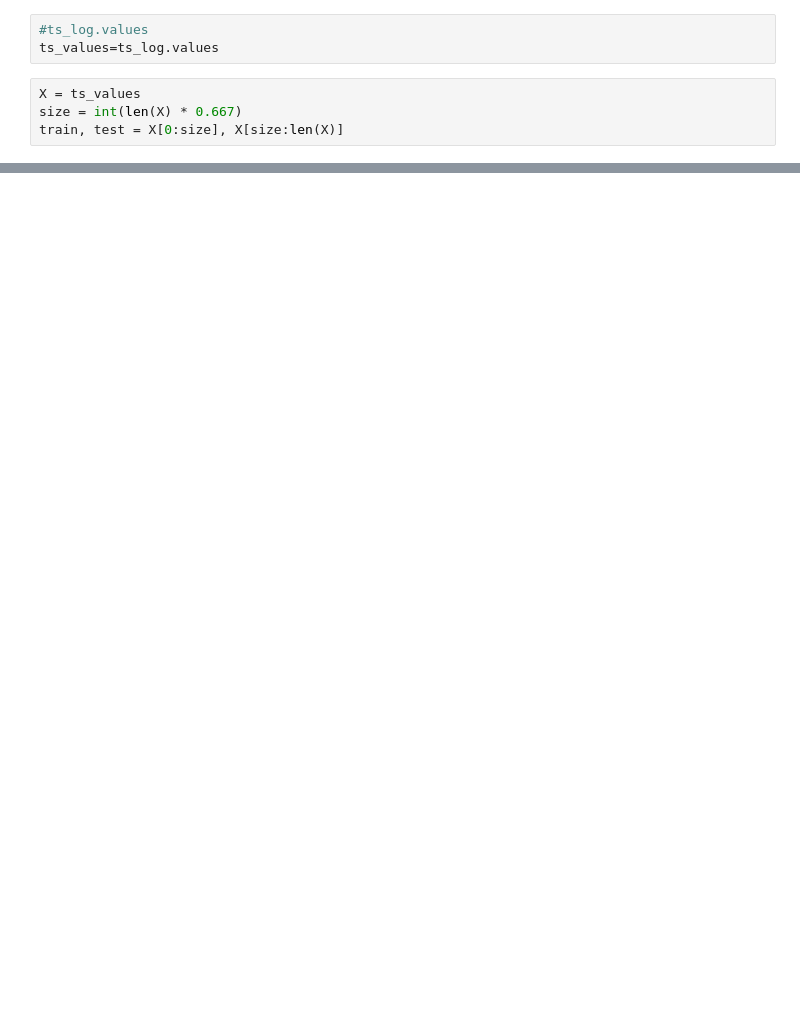
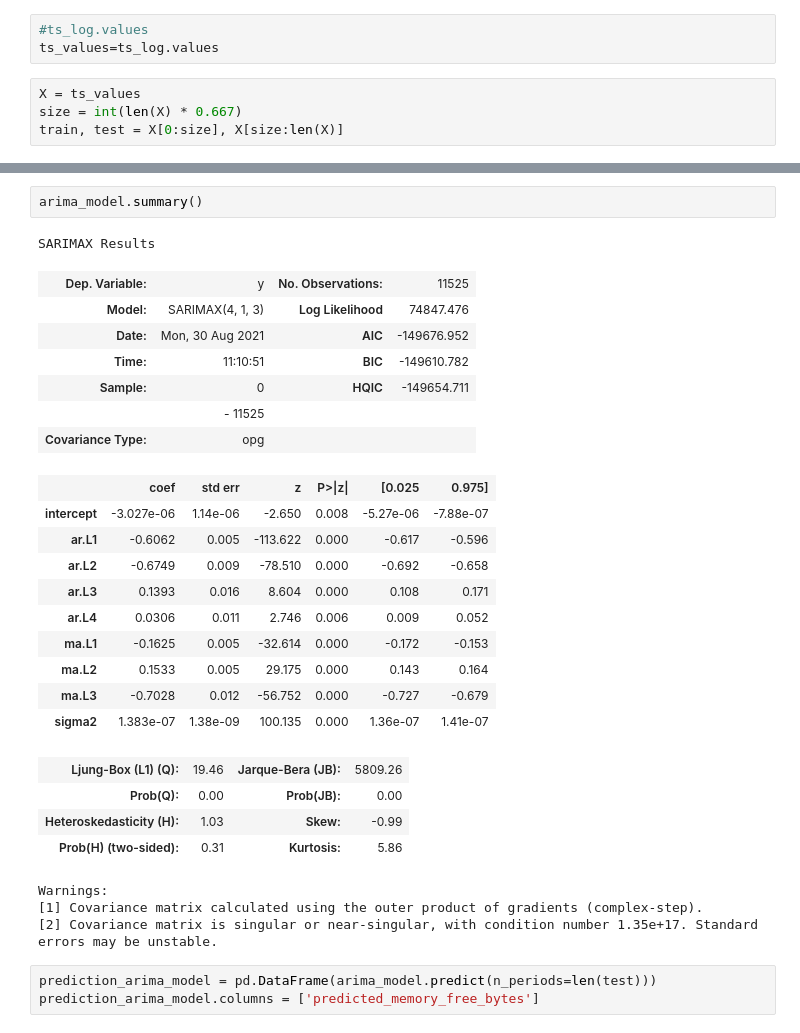
Before and after one commit to rohithmn01/prom_forecast, a Jupyter notebook: Auto_Arima.ipynb, the cells around one changed output, grey strips where cells are left out. Drawn from its saved outputs; the diff is of its cells as text; blank space fills up the shorter version.

```diff
--- a/Auto_Arima.ipynb
+++ b/Auto_Arima.ipynb
@@ -229,0 +237,31 @@ ImportError: ignored
+# %%
+arima_model.summary()
+# %% [output]
+SARIMAX Results
+| Dep. Variable: | y | No. Observations: | 11525 |
+| Model: | SARIMAX(4, 1, 3) | Log Likelihood | 74847.476 |
+| Date: | Mon, 30 Aug 2021 | AIC | -149676.952 |
+| Time: | 11:10:51 | BIC | -149610.782 |
+| Sample: | 0 | HQIC | -149654.711 |
+|  | - 11525 |  |  |
+| Covariance Type: | opg |  |  |
+|  | coef | std err | z | P>|z| | [0.025 | 0.975] |
+| intercept | -3.027e-06 | 1.14e-06 | -2.650 | 0.008 | -5.27e-06 | -7.88e-07 |
+| ar.L1 | -0.6062 | 0.005 | -113.622 | 0.000 | -0.617 | -0.596 |
+| ar.L2 | -0.6749 | 0.009 | -78.510 | 0.000 | -0.692 | -0.658 |
+| ar.L3 | 0.1393 | 0.016 | 8.604 | 0.000 | 0.108 | 0.171 |
+| ar.L4 | 0.0306 | 0.011 | 2.746 | 0.006 | 0.009 | 0.052 |
+| ma.L1 | -0.1625 | 0.005 | -32.614 | 0.000 | -0.172 | -0.153 |
+| ma.L2 | 0.1533 | 0.005 | 29.175 | 0.000 | 0.143 | 0.164 |
+| ma.L3 | -0.7028 | 0.012 | -56.752 | 0.000 | -0.727 | -0.679 |
+| sigma2 | 1.383e-07 | 1.38e-09 | 100.135 | 0.000 | 1.36e-07 | 1.41e-07 |
+| Ljung-Box (L1) (Q): | 19.46 | Jarque-Bera (JB): | 5809.26 |
+| Prob(Q): | 0.00 | Prob(JB): | 0.00 |
+| Heteroskedasticity (H): | 1.03 | Skew: | -0.99 |
+| Prob(H) (two-sided): | 0.31 | Kurtosis: | 5.86 |
+Warnings:
+[1] Covariance matrix calculated using the outer product of gradients (complex-step).
+[2] Covariance matrix is singular or near-singular, with condition number 1.35e+17. Standard errors may be unstable.
+# %%
+prediction_arima_model = pd.DataFrame(arima_model.predict(n_periods=len(test)))
+prediction_arima_model.columns = ['predicted_memory_free_bytes']
```
Also changed, not shown: parts of 16 cells of this notebook.
